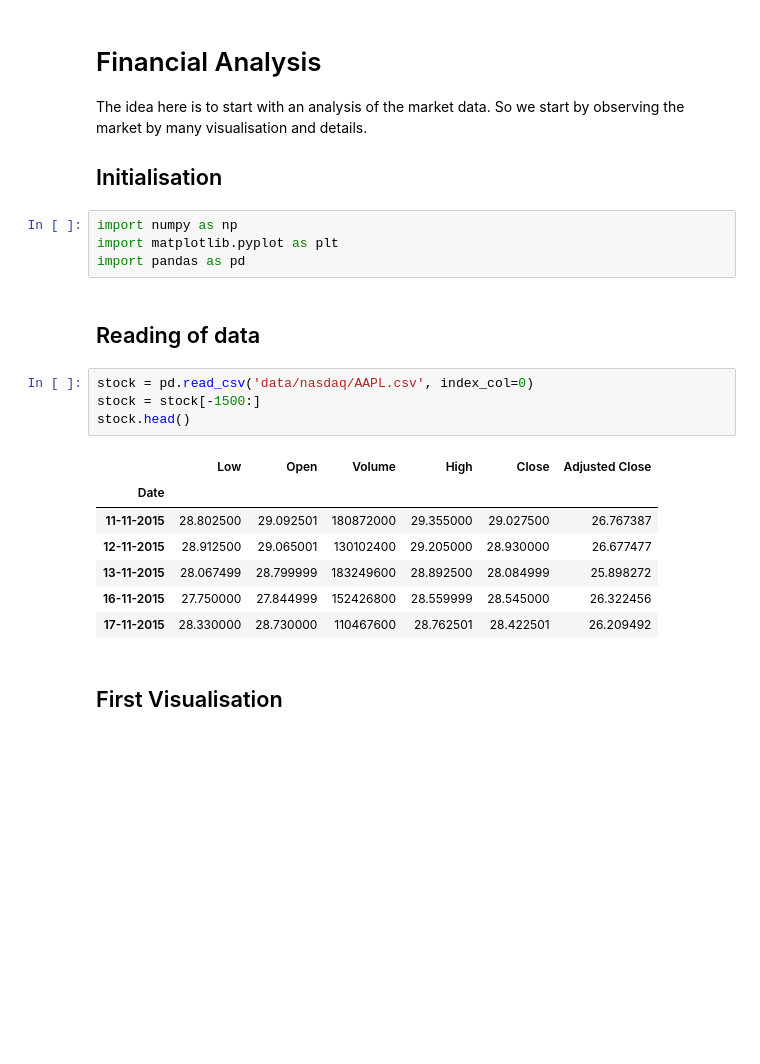
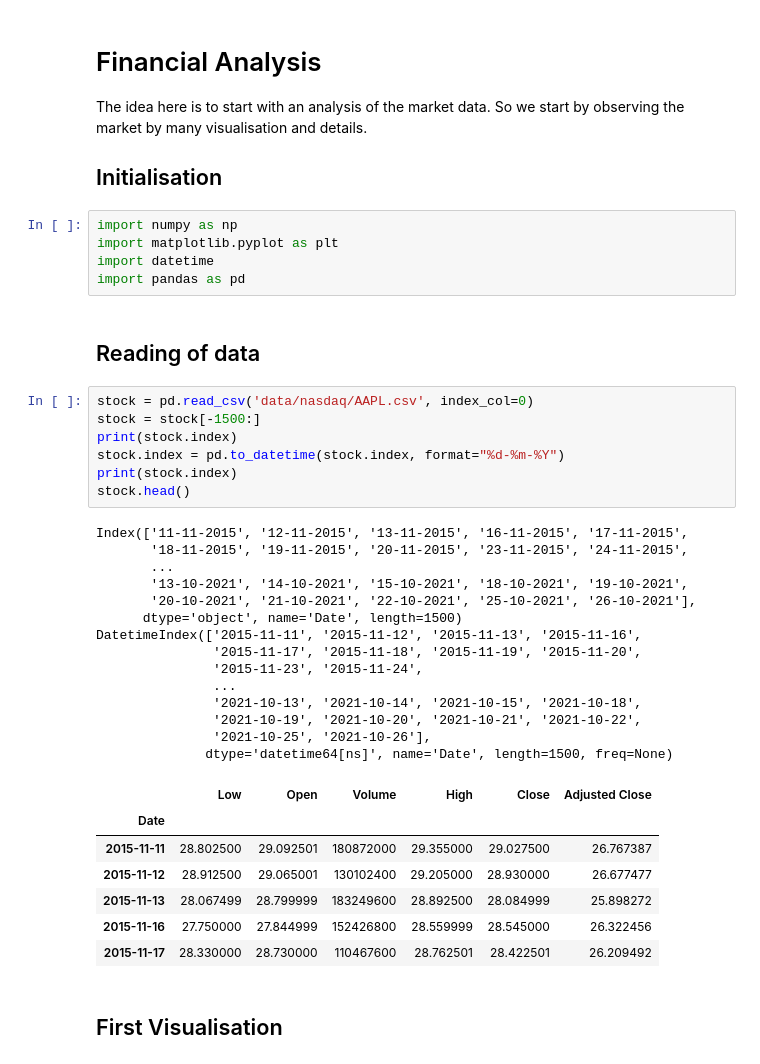
Before and after one commit to yohannts/market_strategy, a Jupyter notebook: analysis.ipynb, the cells around one changed output. Drawn from its saved outputs; the diff is of its cells as text; blank space fills up the shorter version.

```diff
--- a/analysis.ipynb
+++ b/analysis.ipynb
@@ -7,21 +7,39 @@ The idea here is to start with an analysis of the market data. So we start by ob
 # %%
 import numpy as np
 import matplotlib.pyplot as plt
+import datetime
 import pandas as pd
 # %% [markdown]
 ## Reading of data
 # %%
 stock = pd.read_csv('data/nasdaq/AAPL.csv', index_col=0)
 stock = stock[-1500:]
+print(stock.index)
+stock.index = pd.to_datetime(stock.index, format="%d-%m-%Y")
+print(stock.index)
 stock.head()
 # %% [output]
+Index(['11-11-2015', '12-11-2015', '13-11-2015', '16-11-2015', '17-11-2015',
+       '18-11-2015', '19-11-2015', '20-11-2015', '23-11-2015', '24-11-2015',
+       ...
+       '13-10-2021', '14-10-2021', '15-10-2021', '18-10-2021', '19-10-2021',
+       '20-10-2021', '21-10-2021', '22-10-2021', '25-10-2021', '26-10-2021'],
+      dtype='object', name='Date', length=1500)
+DatetimeIndex(['2015-11-11', '2015-11-12', '2015-11-13', '2015-11-16',
+               '2015-11-17', '2015-11-18', '2015-11-19', '2015-11-20',
+               '2015-11-23', '2015-11-24',
+               ...
+               '2021-10-13', '2021-10-14', '2021-10-15', '2021-10-18',
+               '2021-10-19', '2021-10-20', '2021-10-21', '2021-10-22',
+               '2021-10-25', '2021-10-26'],
+              dtype='datetime64[ns]', name='Date', length=1500, freq=None)
 |  | Low | Open | Volume | High | Close | Adjusted Close |
 | Date |  |  |  |  |  |  |
-| 11-11-2015 | 28.802500 | 29.092501 | 180872000 | 29.355000 | 29.027500 | 26.767387 |
-| 12-11-2015 | 28.912500 | 29.065001 | 130102400 | 29.205000 | 28.930000 | 26.677477 |
-| 13-11-2015 | 28.067499 | 28.799999 | 183249600 | 28.892500 | 28.084999 | 25.898272 |
-| 16-11-2015 | 27.750000 | 27.844999 | 152426800 | 28.559999 | 28.545000 | 26.322456 |
-| 17-11-2015 | 28.330000 | 28.730000 | 110467600 | 28.762501 | 28.422501 | 26.209492 |
+| 2015-11-11 | 28.802500 | 29.092501 | 180872000 | 29.355000 | 29.027500 | 26.767387 |
+| 2015-11-12 | 28.912500 | 29.065001 | 130102400 | 29.205000 | 28.930000 | 26.677477 |
+| 2015-11-13 | 28.067499 | 28.799999 | 183249600 | 28.892500 | 28.084999 | 25.898272 |
+| 2015-11-16 | 27.750000 | 27.844999 | 152426800 | 28.559999 | 28.545000 | 26.322456 |
+| 2015-11-17 | 28.330000 | 28.730000 | 110467600 | 28.762501 | 28.422501 | 26.209492 |
 # %% [markdown]
 ## First Visualisation
 # %%
```
Also changed, not shown: parts of 6 cells of this notebook.
